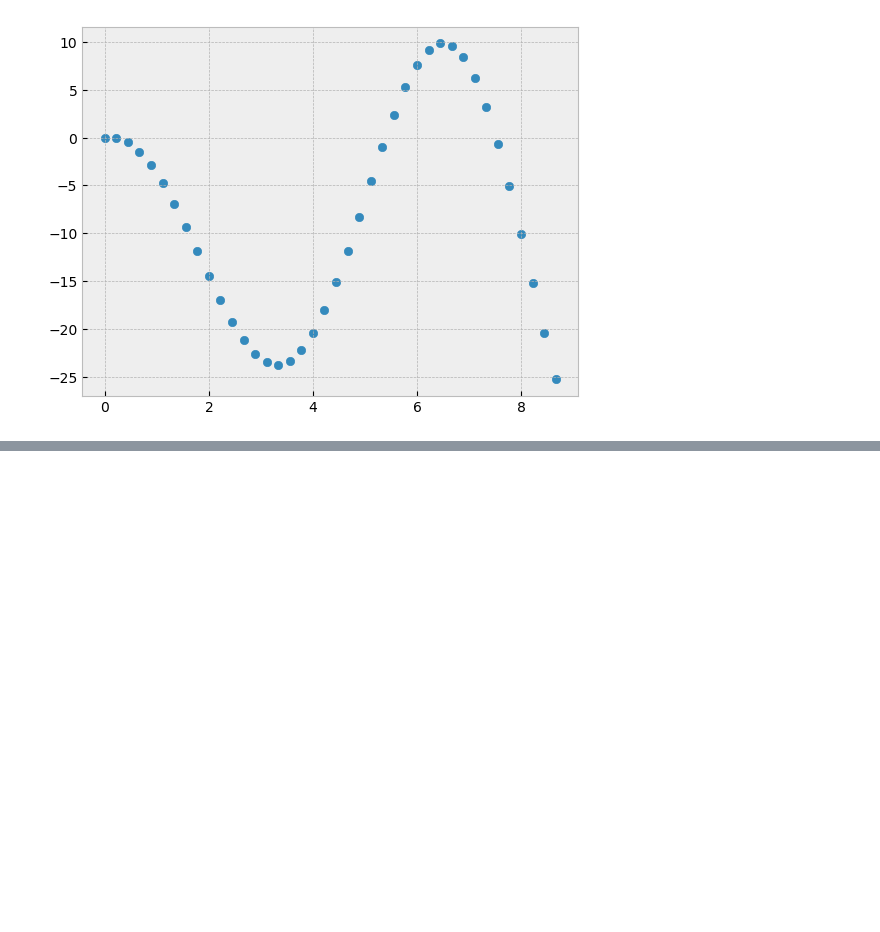
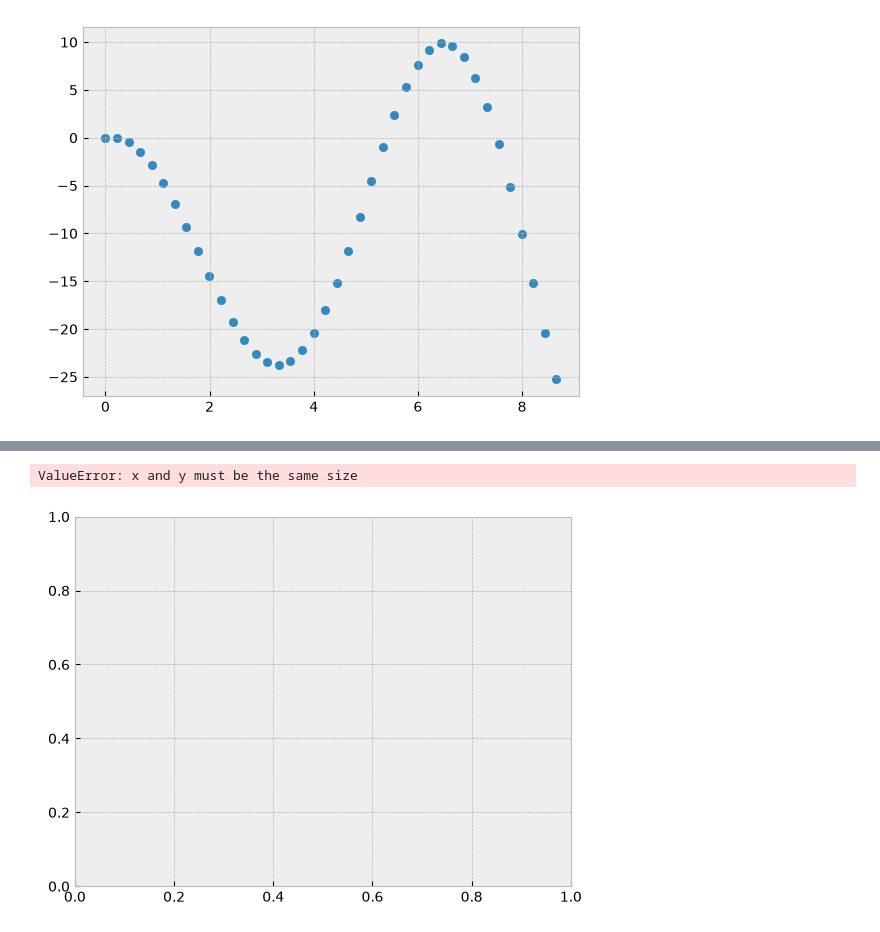
Before and after one commit to Dewscot/Clases, a Jupyter notebook: FC2/Clases/Soluciones_numericas_EDO.ipynb, the cells around one changed output, grey strips where cells are left out. Saved outputs shown, nothing was run; the diff lists cells and outputs as text; code cells hidden in the pictures; blank space fills up the shorter version.

```diff
--- a/FC2/Clases/Soluciones_numericas_EDO.ipynb
+++ b/FC2/Clases/Soluciones_numericas_EDO.ipynb
@@ -93,0 +109,14 @@ plt.legend()
+# %%
+y_SR = np.zeros(Ntiempo)
+v_SR = np.zeros(Ntiempo)
+
+y_SR[0] = 0
+v_SR[0] = 0 + (h/2)*(-y[0]*omega**2 - g) # v[n] representa a V_1/2
+for n in range(Ntiempo-1):
+    y_SR[n+1] = y_SR[n] + h*v_SR[n]
+    v_SR[n+1] = v_SR[n] + h*(-y_SR[n+1]*omega**2-g)
+# %%
+plt.scatter(t,y_SR)
+# %% [output]
+ValueError: x and y must be the same size
+[figure, added]
```
Also changed, not shown: parts of 11 cells of this notebook.
